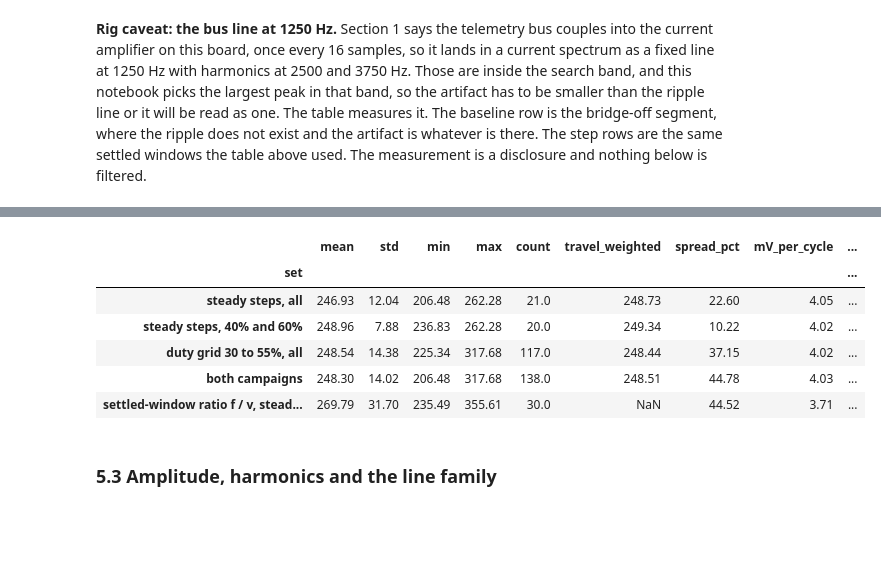
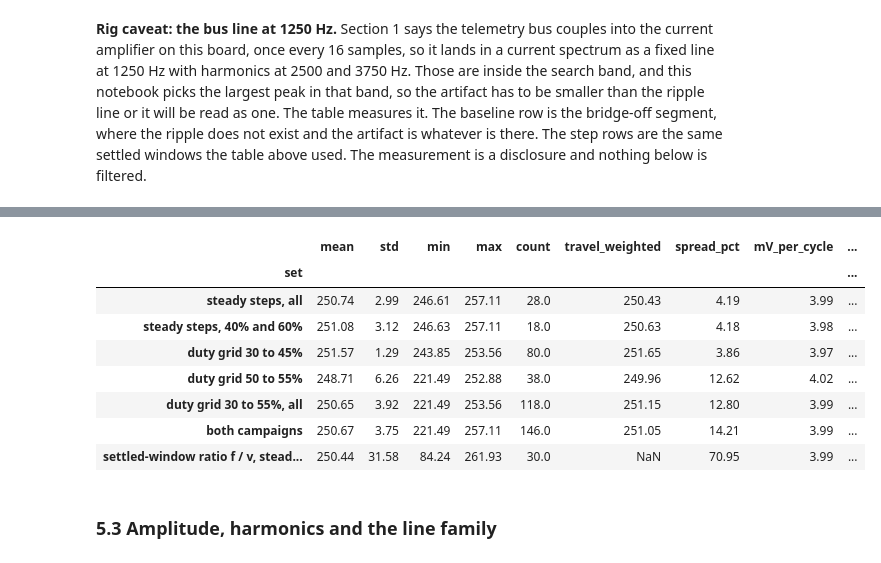
Before and after one commit to OpenServoCore/open-servo-core, a Jupyter notebook: notebooks/06-gear-train.ipynb, the cells around one changed output, grey strips where cells are left out. Saved outputs shown, nothing was run; the diff lists cells and outputs as text; code cells hidden in the pictures; blank space fills up the shorter version.

```diff
--- a/notebooks/06-gear-train.ipynb
+++ b/notebooks/06-gear-train.ipynb
@@ -573,9 +547,9 @@ def settled_line(f, X):
                 return fk, ak
     return f0, a0
 
-def tone_width():
-    # Width of a pure tone through the same window and search, the resolution floor.
-    n = int(round(2400 * SETTLED))
+def tone_width(n):
+    # Width of a pure tone through the same window and search, the resolution
+    # floor of a settled window of n samples.
     x = np.sin(2 * np.pi * 1000.0 * np.arange(n) * DT)
     f, X = line_spectrum(x)
     return half_width(f, X, 1000.0)
@@ -586,7 +560,7 @@ def settled(seg):
 
 def pot_speed(seg):
     # Least-squares slope of the wiper over the window, in wiper V/s.
-    p = seg["pos"].to_numpy() * CH.v_adc_per_count
+    p = seg["pos"].to_numpy() * board.v_adc_per_count
     return np.polyfit(np.arange(len(p)) * DT, p, 1)[0]
 
 def step_line(seg):
@@ -599,7 +573,7 @@ def step_line(seg):
     for label, k in [("2f", 2.0), ("f/2", 0.5), ("f/3", 1 / 3), ("f/6", 1 / 6)]:
         _, a = interp_peak(f, X, k * fr * 0.95, k * fr * 1.05)
         ratios[label] = a / amp
-    vt = CH.div_ratio * (st["vmotor_a"].to_numpy() - st["vmotor_b"].to_numpy()).astype(float)
+    vt = board.div_ratio * (st["vmotor_a"].to_numpy() - st["vmotor_b"].to_numpy()).astype(float)
     ft, Xt = line_spectrum(vt)
     _, amp_t = interp_peak(ft, Xt, fr * 0.97, fr * 1.03)
     xb = st["current_trough"].to_numpy().astype(float) - st["bias"].iloc[0]
@@ -610,14 +584,16 @@ def step_line(seg):
         "mag_pct": int(seg["mag_pct"].iloc[0]),
         "f_line_Hz": fr,
         "amp_counts": amp,
-        "amp_mA": amp * CH.a_per_count * 1e3,
+        "amp_mA": amp * board.a_per_count * 1e3,
         "noise_floor_counts": noise,
         "width_Hz": half_width(f, X, fr),
         "width_pct": half_width(f, X, fr) / fr * 100,
+        "tone_width_Hz": tone_width(len(st)),
+        "settled_ms": len(st) * DT * 1e3,
         "line_over_floor": amp / noise,
-        "mean_current_A": x.mean() * CH.a_per_count,
+        "mean_current_A": x.mean() * board.a_per_count,
         "pot_speed_Vps": pot_speed(st),
-        "terminal_ripple_mV": amp_t * CH.v_adc_per_count * 1e3,
+        "terminal_ripple_mV": amp_t * board.v_adc_per_count * 1e3,
         "brake_window_ripple_counts": amp_b,
         **{f"ratio_{k}": v for k, v in ratios.items()},
     }
@@ -639,7 +615,7 @@ for ax, (seg_id, seg) in zip(axes.T.flatten(), df[df["seg"] > 0].groupby("seg"))
     x = st["current_raw"].to_numpy().astype(float) - st["bias"].iloc[0]
     f, X = line_spectrum(x)
     fr = lines[(lines["recording"] == name) & (lines["seg"] == seg_id)]["f_line_Hz"].iloc[0]
-    ax.semilogy(f, X * CH.a_per_count * 1e3, lw=0.6, color="tab:blue")
+    ax.semilogy(f, X * board.a_per_count * 1e3, lw=0.6, color="tab:blue")
     for k, ls in [(1, "-"), (2, "--"), (0.5, ":"), (1 / 3, ":"), (1 / 6, ":")]:
         ax.axvline(k * fr, color="tab:red", lw=0.7, ls=ls, alpha=0.7)
     ax.set_xlim(0, 7000)
@@ -658,8 +634,7 @@ fig.suptitle(f"settled-window spectra of the crest-scan current, {name} (top for
 plt.tight_layout()
 plt.show()
 
-cols = ["f_line_Hz", "width_Hz", "width_pct", "amp_mA", "line_over_floor", "mean_current_A", "pot_speed_Vps"]
-tab = lines.groupby(["mag_pct", "direction"])[cols].agg(["mean", "min", "max"]).round(3)
-tab[("tone_width_Hz", "floor")] = round(tone_width(), 1)
-tab
+cols = ["f_line_Hz", "width_Hz", "width_pct", "tone_width_Hz", "amp_mA", "line_over_floor",
+        "mean_current_A", "pot_speed_Vps", "settled_ms"]
+lines.groupby(["mag_pct", "direction"])[cols].agg(["mean", "min", "max"]).round(3)
 # %% [output]
@@ -772,7 +749,7 @@ def demod_cycles(x, n_ref, f_ref, lp_frac=0.25):
     fref = np.interp(n, n_ref, f_ref)
     phref = 2 * np.pi * np.cumsum(fref) * DT
     z = detrend(x) * np.exp(-1j * phref)
-    sos = butter(3, max(30.0, lp_frac * fref.min()), "lowpass", fs=TICK_HZ, output="sos")
+    sos = butter(3, max(30.0, lp_frac * fref.min()), "lowpass", fs=board.tick_hz, output="sos")
     zb = sosfiltfilt(sos, z, padlen=min(1000, len(z) - 1))
     return (phref + np.unwrap(np.angle(zb))) / (2 * np.pi)
 
@@ -787,6 +764,8 @@ def motor_angle(seg, c_prior, snr_min=2.0, f_floor=250.0, prior_tol=0.3):
     ok = ((r["amp"] / r["noise"] >= snr_min) & (r["f"] >= f_floor)).to_numpy()
     bad = np.where(~ok)[0]
     r = r.iloc[bad.max() + 1:] if len(bad) else r
+    if len(r) < 2:                      # nothing in the step tracked
+        return None, None, None
     cyc = demod_cycles(x, r["n"].to_numpy(), r["f"].to_numpy())
     return cyc, int(r["n"].iloc[0]) + 100, r
 
@@ -798,9 +777,9 @@ MIN_TRAVEL_V = 0.15
 def track_step(seg, campaign, name):
     d = np.sign(seg["duty_pct"].iloc[0])
     cyc, n0, r = motor_angle(seg, C_PRIOR)
-    if n0 >= len(seg) - 200:
+    if cyc is None or n0 >= len(seg) - 200:
         return None, None
-    p = seg["pos"].to_numpy()[n0:] * CH.v_adc_per_count
+    p = seg["pos"].to_numpy()[n0:] * board.v_adc_per_count
     th = (cyc[n0:] - cyc[n0]) * d
     if p.max() - p.min() < MIN_TRAVEL_V:
         return None, None
@@ -886,29 +864,33 @@ coupling.round(2)
 # %%
 def pooled_row(label, g):
     r = g["cycles_per_V"].agg(["mean", "std", "min", "max", "count"])
     r["travel_weighted"] = g["cycles"].abs().sum() / g["travel_V"].abs().sum()
     return {"set": label, **r}
 
 pooled = pd.DataFrame([
     pooled_row("steady steps, all", steps[steps["campaign"] == "steady steps"]),
     pooled_row("steady steps, 40% and 60%", steps[(steps["campaign"] == "steady steps") & (steps["mag_pct"] >= 40)]),
+    pooled_row("duty grid 30 to 45%", steps[(steps["campaign"] == "duty grid") & (steps["mag_pct"] <= 45)]),
+    pooled_row("duty grid 50 to 55%", steps[(steps["campaign"] == "duty grid") & (steps["mag_pct"] > 45)]),
     pooled_row("duty grid 30 to 55%, all", steps[steps["campaign"] == "duty grid"]),
     pooled_row("both campaigns", steps),
     {"set": "settled-window ratio f / v, steady steps", **lines["cycles_per_V"].agg(["mean", "std", "min", "max", "count"]),
      "travel_weighted": np.nan},
 ]).set_index("set")
 pooled["spread_pct"] = (pooled["max"] - pooled["min"]) / pooled["mean"] * 100
 pooled["mV_per_cycle"] = 1e3 / pooled["mean"]
-pooled["motor_rev_per_wiper_V (from the stated input)"] = pooled["mean"] / PULSES_PER_REV
+pooled["motor_rev_per_wiper_V"] = pooled["mean"] / PULSES.value
 pooled.round(2)
 # %% [output]
 |  | mean | std | min | max | count | travel_weighted | spread_pct | mV_per_cycle | ... |
 | set |  |  |  |  |  |  |  |  | ... |
-| steady steps, all | 246.93 | 12.04 | 206.48 | 262.28 | 21.0 | 248.73 | 22.60 | 4.05 | ... |
-| steady steps, 40% and 60% | 248.96 | 7.88 | 236.83 | 262.28 | 20.0 | 249.34 | 10.22 | 4.02 | ... |
-| duty grid 30 to 55%, all | 248.54 | 14.38 | 225.34 | 317.68 | 117.0 | 248.44 | 37.15 | 4.02 | ... |
-| both campaigns | 248.30 | 14.02 | 206.48 | 317.68 | 138.0 | 248.51 | 44.78 | 4.03 | ... |
-| settled-window ratio f / v, stead... | 269.79 | 31.70 | 235.49 | 355.61 | 30.0 | NaN | 44.52 | 3.71 | ... |
+| steady steps, all | 250.74 | 2.99 | 246.61 | 257.11 | 28.0 | 250.43 | 4.19 | 3.99 | ... |
+| steady steps, 40% and 60% | 251.08 | 3.12 | 246.63 | 257.11 | 18.0 | 250.63 | 4.18 | 3.98 | ... |
+| duty grid 30 to 45% | 251.57 | 1.29 | 243.85 | 253.56 | 80.0 | 251.65 | 3.86 | 3.97 | ... |
+| duty grid 50 to 55% | 248.71 | 6.26 | 221.49 | 252.88 | 38.0 | 249.96 | 12.62 | 4.02 | ... |
+| duty grid 30 to 55%, all | 250.65 | 3.92 | 221.49 | 253.56 | 118.0 | 251.15 | 12.80 | 3.99 | ... |
+| both campaigns | 250.67 | 3.75 | 221.49 | 257.11 | 146.0 | 251.05 | 14.21 | 3.99 | ... |
+| settled-window ratio f / v, stead... | 250.44 | 31.58 | 84.24 | 261.93 | 30.0 | NaN | 70.95 | 3.99 | ... |
 # %% [markdown]
 ### 5.3 Amplitude, harmonics and the line family
 # %%
```
Also changed, not shown: parts of 34 cells of this notebook, 5 other files.
